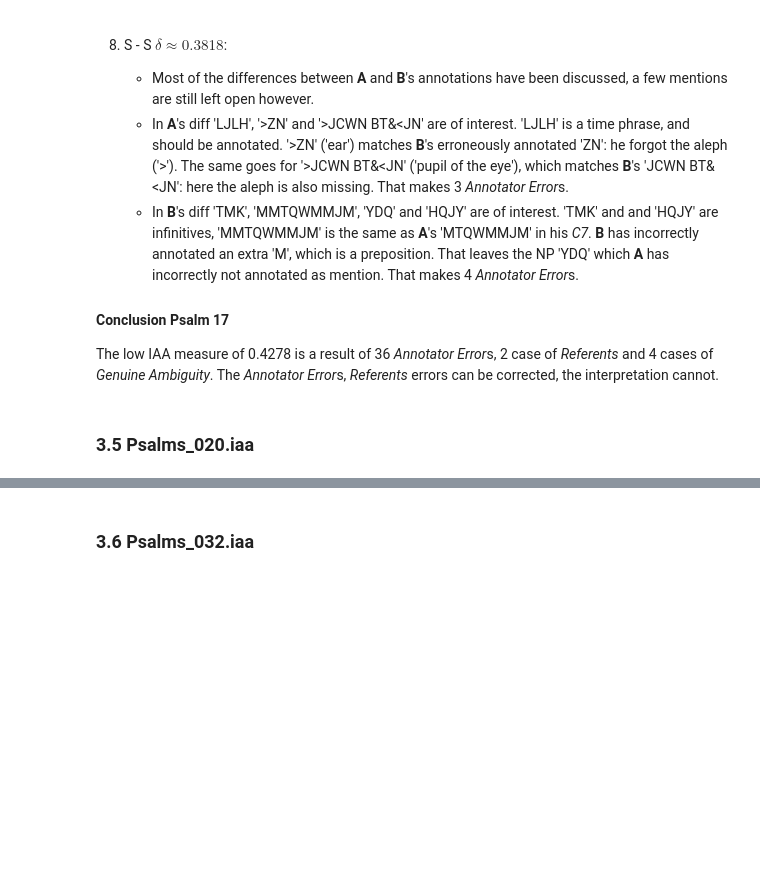
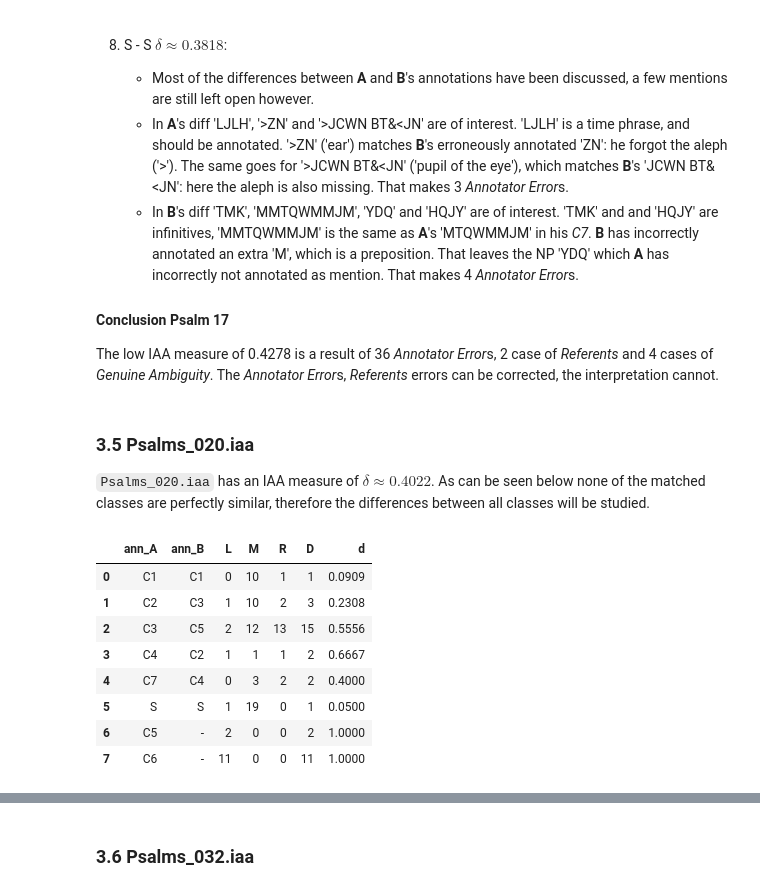
Before and after one commit to cmerwich/participant-analysis, a Jupyter notebook: iaa/iaa-analysis.ipynb, the cells around one changed output, grey strips where cells are left out. Cells and saved outputs as stored; diff of their text form; code cells hidden in the pictures; blank space fills up the shorter version.

```diff
--- a/iaa/iaa-analysis.ipynb
+++ b/iaa/iaa-analysis.ipynb
@@ -579,7 +581,26 @@ unp A   ['PNJ RC<JM', 'CDW', 'RC<']
 #### Conclusion Psalm 17
 
 The low IAA measure of 0.4278 is a result of 36 *Annotator Error*s, 2 case of *Referents* and 4 cases of *Genuine Ambiguity*. The *Annotator Error*s, *Referents* errors can be corrected, the interpretation cannot.
-# %% [markdown]
-### 3.5 Psalms_020.iaa
+# %% [markdown]
+### 3.5 Psalms_020.iaa
+
+`Psalms_020.iaa` has an IAA measure of $\delta \approx 0.4022$. As can be seen below none of the matched classes are perfectly similar, therefore the differences between all classes will be studied.
+# %%
+ps020_df = pd.read_table('iaa-files/Psalms_020.iaa',
+                           delim_whitespace=True,
+                           names=column_names,
+                           dtype=data_types
+                          )
+ps020_df
+# %% [output]
+|  | ann_A | ann_B | L | M | R | D | d |
+| 0 | C1 | C1 | 0 | 10 | 1 | 1 | 0.0909 |
+| 1 | C2 | C3 | 1 | 10 | 2 | 3 | 0.2308 |
+| 2 | C3 | C5 | 2 | 12 | 13 | 15 | 0.5556 |
+| 3 | C4 | C2 | 1 | 1 | 1 | 2 | 0.6667 |
+| 4 | C7 | C4 | 0 | 3 | 2 | 2 | 0.4000 |
+| 5 | S | S | 1 | 19 | 0 | 1 | 0.0500 |
+| 6 | C5 | - | 2 | 0 | 0 | 2 | 1.0000 |
+| 7 | C6 | - | 11 | 0 | 0 | 11 | 1.0000 |
 # %%
 retrieve_ann('chris_A/Psalms_020.ann', 'gyus_B/Psalms_020.ann')
```
Also changed, not shown: parts of 6 cells of this notebook, 1 other file.
